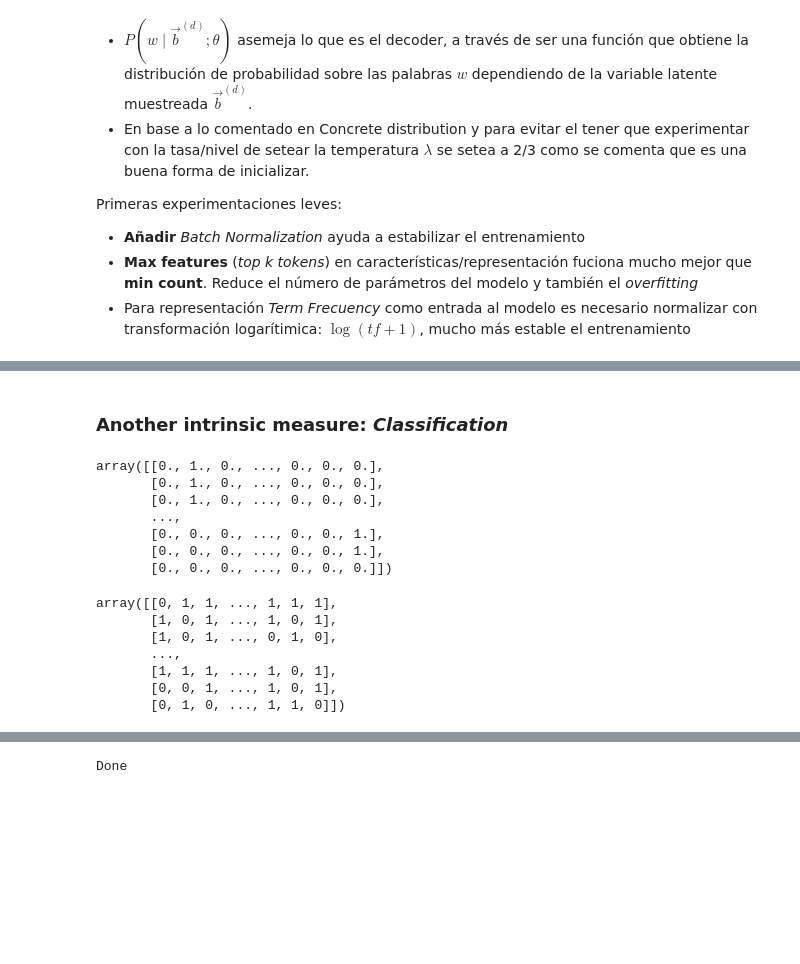
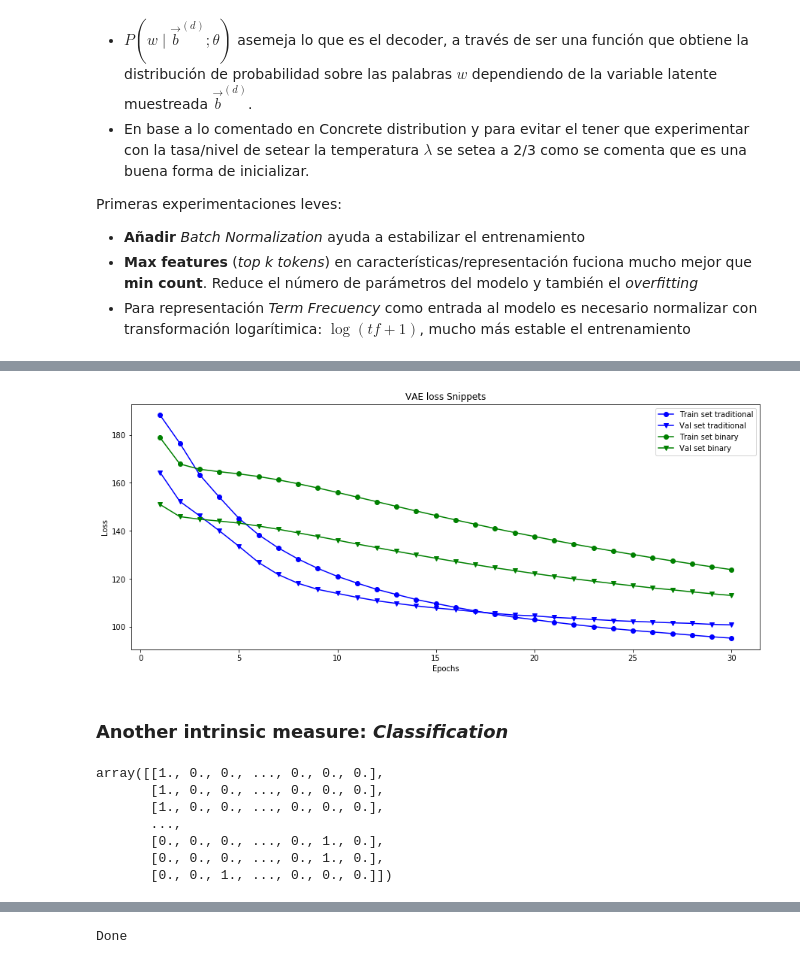
Before and after one commit to fmenat/DiscreteVAE, a Jupyter notebook: BinaryVAE_text.ipynb, the cells around one changed output, grey strips where cells are left out. Saved outputs shown, nothing was run; the diff lists cells and outputs as text; code cells hidden in the pictures; blank space fills up the shorter version.

```diff
--- a/BinaryVAE_text.ipynb
+++ b/BinaryVAE_text.ipynb
@@ -833,3 +873,7 @@ compare_hist_train(hist1,hist2, "Reuters")
+# %%
+compare_hist_train(hist1,hist2, dat_n)
+# %% [output]
+[figure, added]
 # %% [markdown]
 ### Another intrinsic measure: *Classification*
 # %%
@@ -854,7 +898,7 @@ labels_aux = np.asarray(labels)
 def codify_labels(inputs):
     matrix_labels = np.zeros((inputs.shape[0],labels_aux.shape[0]))
     for i,aux_labels in enumerate(inputs):
-        if type(aux_labels) == list:
+        if type(aux_labels) == list or type(aux_labels) == np.ndarray :
             for aux_label in aux_labels:
                 idx = np.where(aux_label==labels_aux)[0]
                 matrix_labels[i,idx] = 1 #various-multiple
@@ -867,30 +911,10 @@ C_train = codify_labels(labels_train)
 C_val = codify_labels(labels_val)
 C_train
 # %% [output]
-array([[0., 1., 0., ..., 0., 0., 0.],
-       [0., 1., 0., ..., 0., 0., 0.],
-       [0., 1., 0., ..., 0., 0., 0.],
+array([[1., 0., 0., ..., 0., 0., 0.],
+       [1., 0., 0., ..., 0., 0., 0.],
+       [1., 0., 0., ..., 0., 0., 0.],
        ...,
-       [0., 0., 0., ..., 0., 0., 1.],
-       [0., 0., 0., ..., 0., 0., 1.],
-       [0., 0., 0., ..., 0., 0., 0.]])
+       [0., 0., 0., ..., 0., 1., 0.],
+       [0., 0., 0., ..., 0., 1., 0.],
+       [0., 0., 1., ..., 0., 0., 0.]])
-# %%
-#Transform to binary
-median= MedianHashing()
-median.fit(X_train_Tcode)
-
-X_train_Tcode = median.transform(X_train_Tcode)
-X_val_Tcode = median.transform(X_val_Tcode)
-
-X_train_Bcode = (X_train_Bcode>0.5)*1
-X_val_Bcode = (X_val_Bcode>0.5)*1
-
-X_train_Tcode
-# %% [output]
-array([[0, 1, 1, ..., 1, 1, 1],
-       [1, 0, 1, ..., 1, 0, 1],
-       [1, 0, 1, ..., 0, 1, 0],
-       ...,
-       [1, 1, 1, ..., 1, 0, 1],
-       [0, 0, 1, ..., 1, 0, 1],
-       [0, 1, 0, ..., 1, 1, 0]])
```
Also changed, not shown: parts of 38 cells of this notebook, 4 other files.
